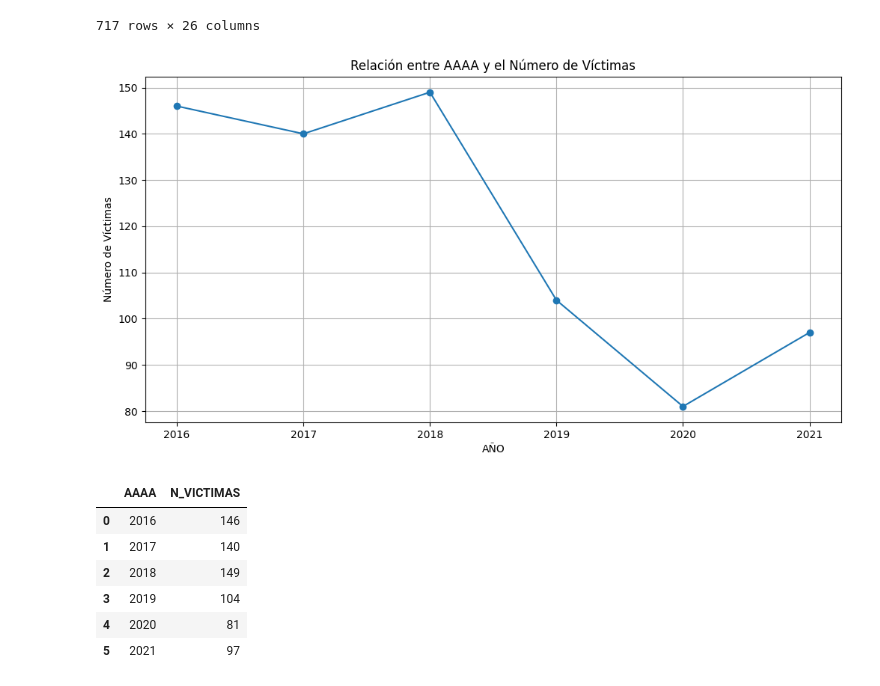
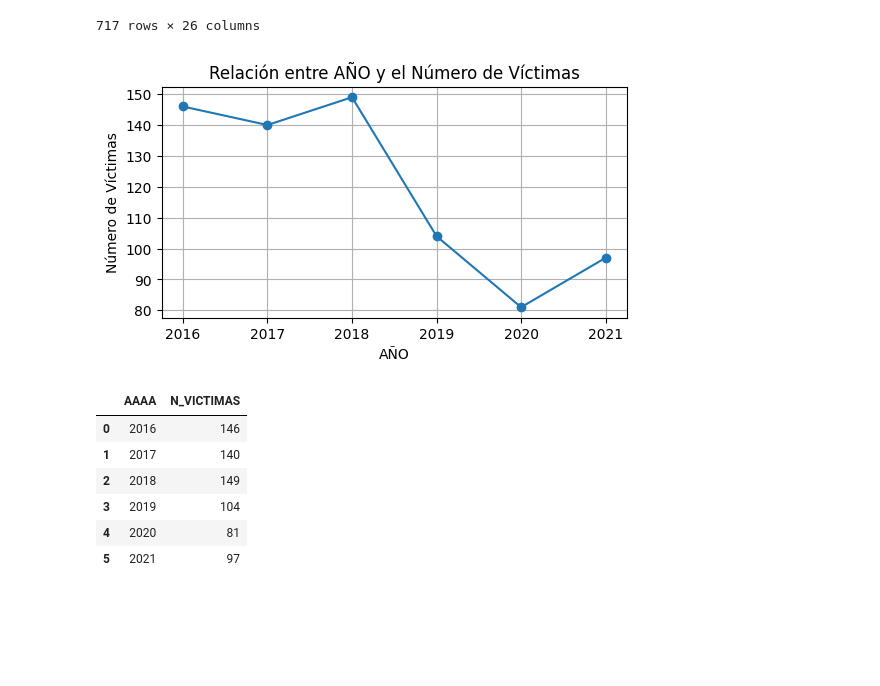
Before and after one commit to Yuliedpardo/PI_DA, a Jupyter notebook: EDA_homicidios.ipynb, the cells around one changed output. Saved outputs shown, nothing was run; the diff lists cells and outputs as text; code cells hidden in the pictures; blank space fills up the shorter version.

```diff
--- a/EDA_homicidios.ipynb
+++ b/EDA_homicidios.ipynb
@@ -645,23 +645,23 @@ combinado
 # %%
 %matplotlib inline
 
 # Resto de tu código aquí
 
 # Agrupa los datos por fecha y suma el número de víctimas en cada fecha
 victimas_por_fecha = combinado.groupby('AAAA')['N_VICTIMAS'].count().reset_index()
 
 # Crea la gráfica
-plt.figure(figsize=(12, 6))  # Ajusta el tamaño de la gráfica según tus preferencias
+plt.figure(figsize=(6, 3))  # Ajusta el tamaño de la gráfica según tus preferencias
 plt.plot(victimas_por_fecha['AAAA'], victimas_por_fecha['N_VICTIMAS'], marker='o', linestyle='-')
-plt.title('Relación entre AAAA y el Número de Víctimas')
+plt.title('Relación entre AÑO y el Número de Víctimas')
 plt.xlabel('AÑO')
 plt.ylabel('Número de Víctimas')
 plt.grid(True)
 
 # Mostrar la gráfica
 plt.show()
 # %% [output]
-[figure, old version]
+[figure, new version]
 # %%
 victimas_por_fecha
 # %% [output]
```
Also changed, not shown: parts of 8 cells of this notebook, 14 other files.
